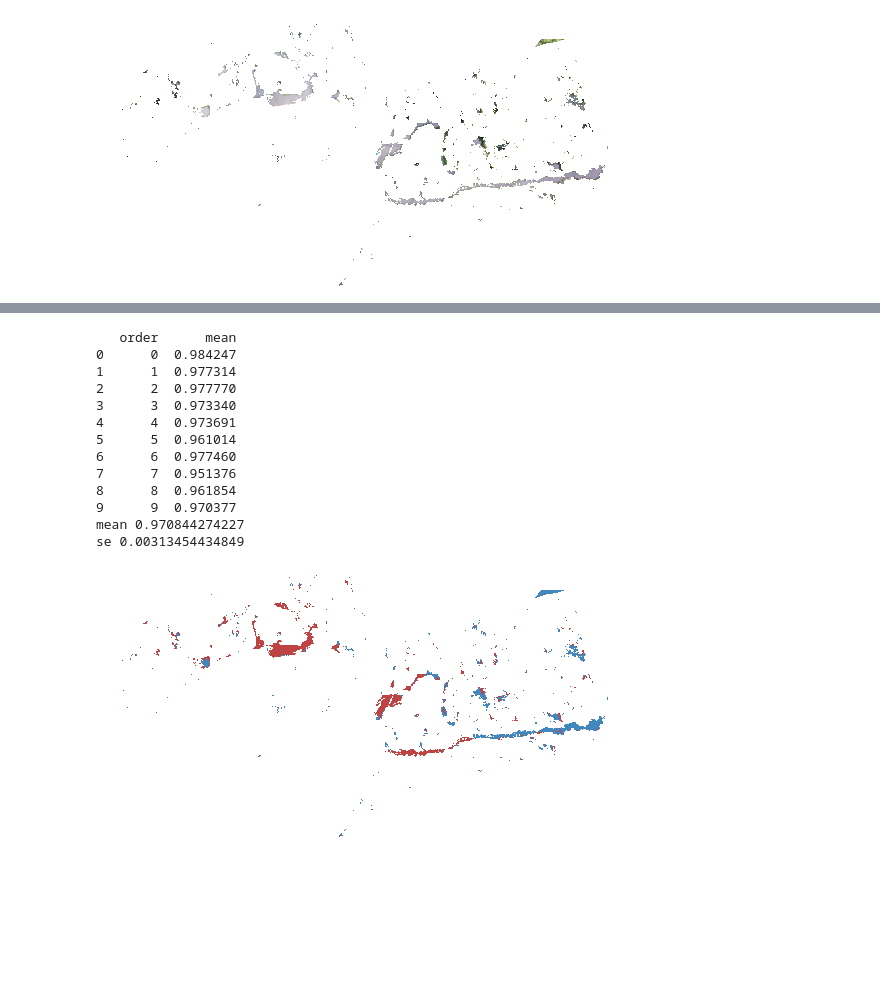
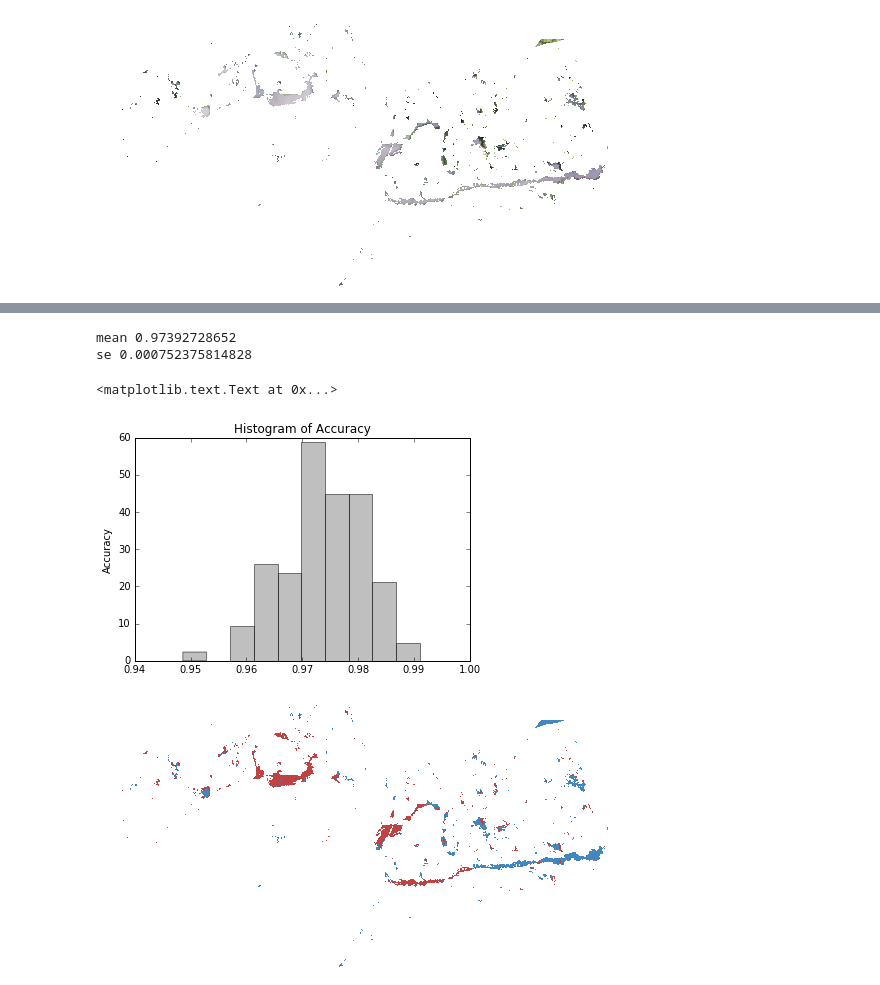
Before and after one commit to EdgarJoao30/raster_processing, a Jupyter notebook: ee-app3-jupyter.ipynb, the cells around one changed output, grey strips where cells are left out. Drawn from its saved outputs; the diff is of its cells as text; code cells hidden in the pictures; blank space fills up the shorter version.

Commit message:
added histogram of accuracy plot

```diff
--- a/ee-app3-jupyter.ipynb
+++ b/ee-app3-jupyter.ipynb
@@ -143,7 +144,8 @@ def kfold_randomforest (polygons, seed):
 # %%
 means = {}
 k = 0
-while k < 10:
+while k < 100:
+    print k
     key = k
     value = kfold_randomforest(polygons_app3, randint(0,999))
     means[key] = value
@@ -151,22 +171,19 @@ while k < 10:
 # %%
 df = pd.DataFrame(means.items(), columns = ['order', 'mean'])
-print df
+
+#print df
 print "mean", df["mean"].mean()
 print "se", stats.sem(df["mean"])
+
+plt.hist(df['mean'], normed=True, bins=10, color = 'grey', alpha = 0.5)
+plt.ylabel('Accuracy')
+plt.title('Histogram of Accuracy')
+#savefig('app3.png')
 # %% [output]
-   order      mean
-0      0  0.984247
-1      1  0.977314
-2      2  0.977770
-3      3  0.973340
-4      4  0.973691
-5      5  0.961014
-6      6  0.977460
-7      7  0.951376
-8      8  0.961854
-9      9  0.970377
-mean 0.970844274227
-se 0.00313454434849
+mean 0.97392728652
+se 0.000752375814828
+<matplotlib.text.Text at 0x...>
+[figure, added]
 # %%
 polygons_app3 = polygons_app3.randomColumn('random',seed)
 regionsOfInterest2 = waterimage.select(bands).sampleRegions(polygons_app3,['class', 'random'],2)
```
Also changed, not shown: parts of 2 cells of this notebook.
